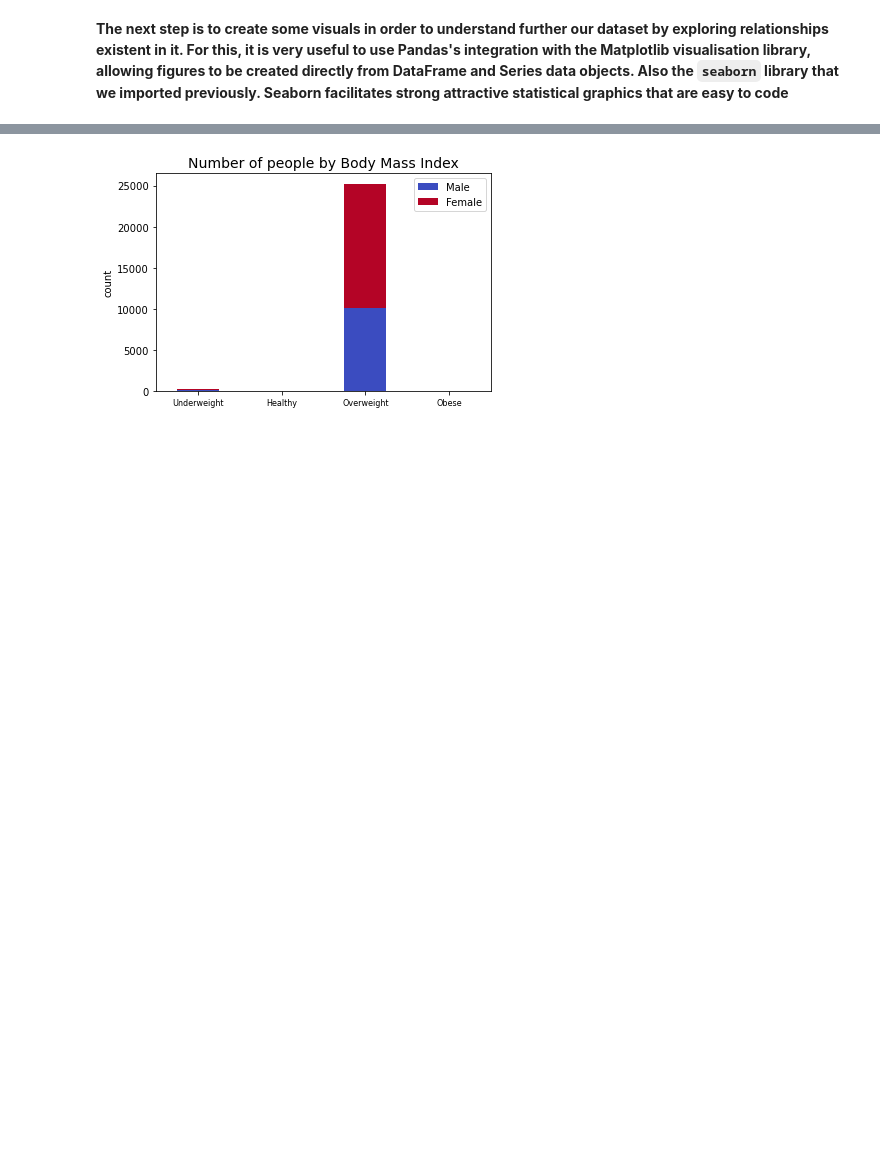
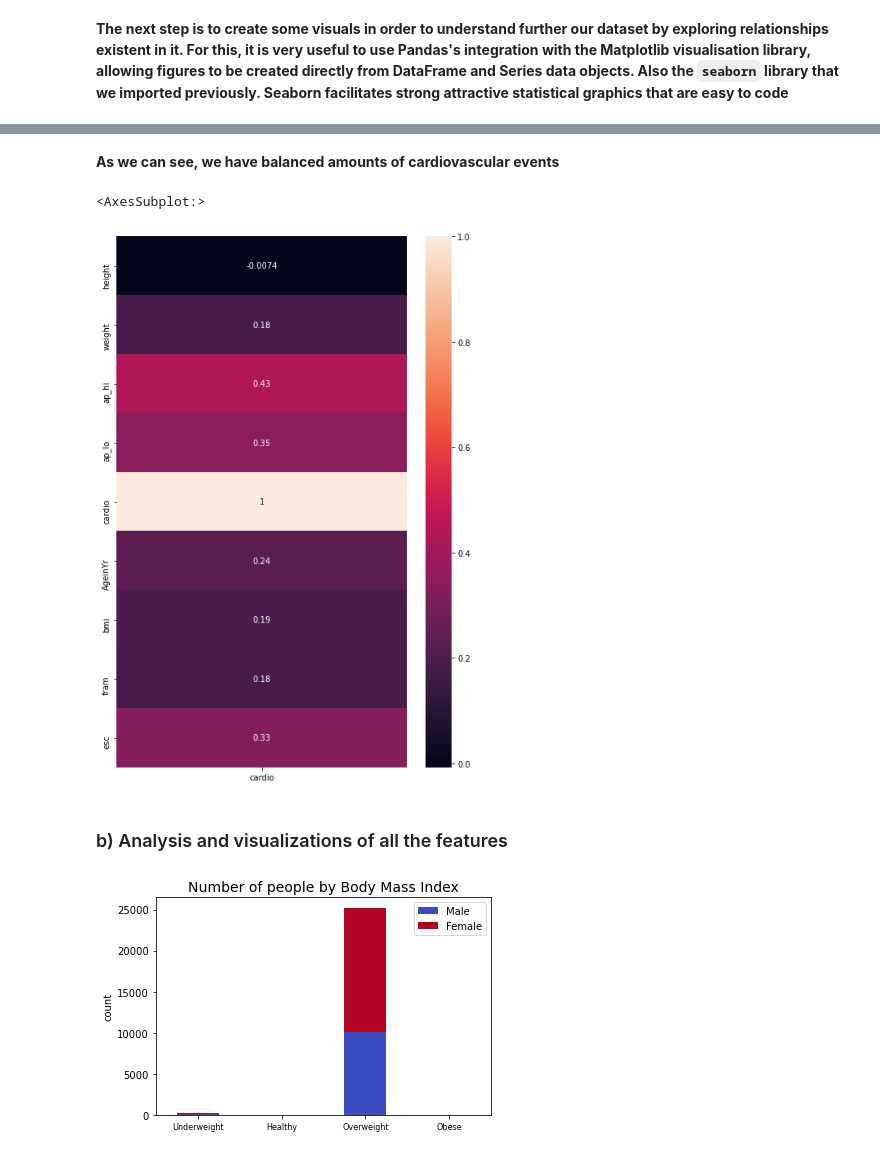
Before and after one commit to javisrv/Cardiovascular_event_prediction, a Jupyter notebook: scripts/Visualizations.ipynb, the cells around one changed output, grey strips where cells are left out. Saved outputs shown, nothing was run; the diff lists cells and outputs as text; code cells hidden in the pictures; blank space fills up the shorter version.

```diff
--- a/scripts/Visualizations.ipynb
+++ b/scripts/Visualizations.ipynb
@@ -27,3 +34,13 @@ data.head(2)
+# %% [markdown]
+**As we can see, we have balanced  amounts of cardiovascular events**
+# %%
+plt.figure(figsize=(8,12))
+sns.heatmap(data.corr()[['cardio']], annot=True)
+# %% [output]
+<AxesSubplot:>
+[figure, added]
+# %% [markdown]
+### b) Analysis and visualizations of all the features
 # %%
 data['bmi_cat'] = data['bmi_cat'].replace({'Bajo peso': 'Underweight', 'Obesidad': 'Obese', 'Peso normal': 'Healthy', 'Sobrepeso': 'Overweight'})
 data_BMI = data.groupby(['bmi_cat', 'gender']).size().reset_index().pivot(columns='gender', index='bmi_cat', values=0)
```
Also changed, not shown: parts of 8 cells of this notebook, 1 other file.
